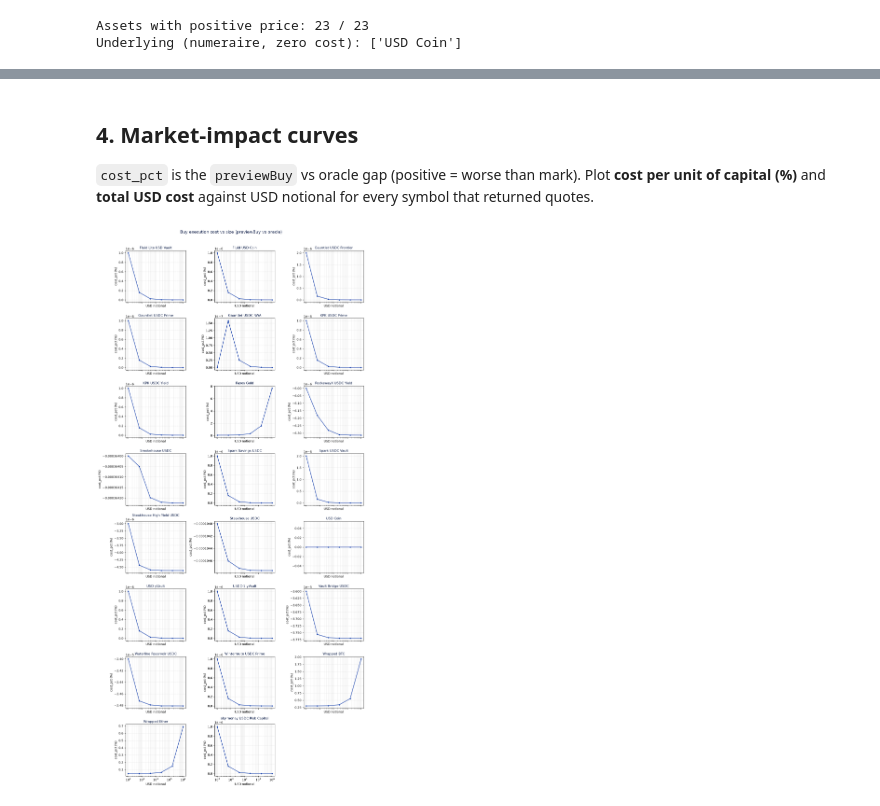
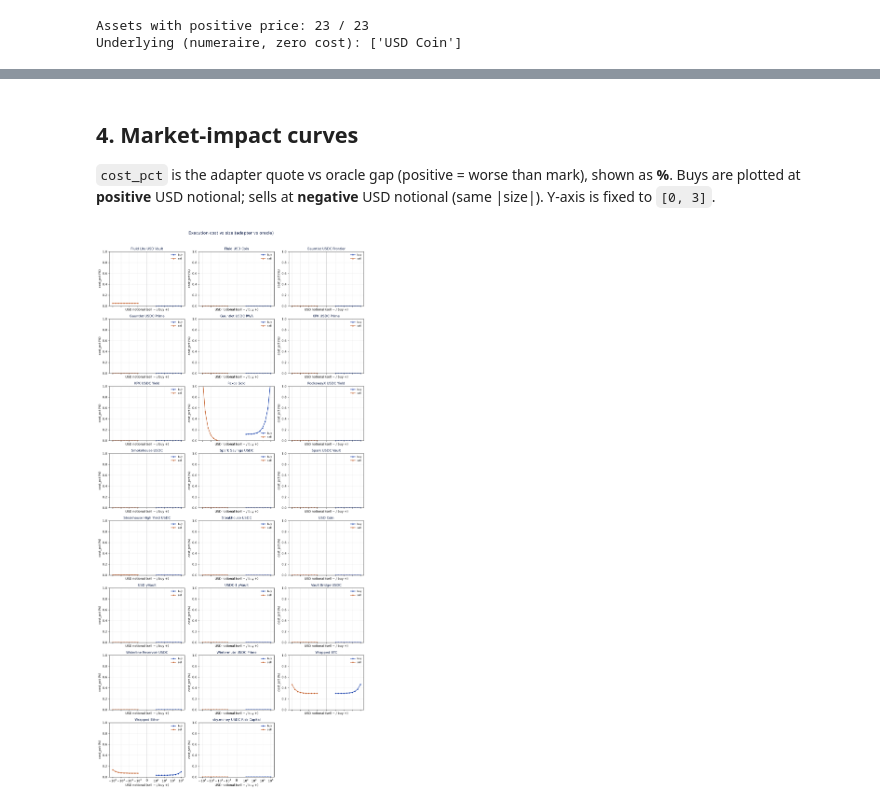
Before and after one commit to OrionFinanceAI/orion-finance-sdk-py, a Jupyter notebook: notebooks/execution_cost_research.ipynb, the cells around one changed output, grey strips where cells are left out. Cells and saved outputs as stored; diff of their text form; code cells hidden in the pictures.

Commit message:
feat: add sell-side execution cost via eth_call state overrides

```diff
--- a/notebooks/execution_cost_research.ipynb
+++ b/notebooks/execution_cost_research.ipynb
@@ -166,11 +170,13 @@ def quote_one(
     asset: str,
     usd: float,
     human: float,
+    side: str,
 ) -> dict:
-    cost = est.get_cost(asset, human, block=block)
+    cost = est.get_cost(asset, human, side=side, block=block)
     return {
         "symbol": symbol,
         "asset": asset,
+        "side": side,
         "usd_notional": usd,
         "human_size": human,
         "swap_size": cost.swap_size,
@@ -184,6 +190,8 @@ def quote_one(
     }
 
 
+SIDES = ("buy", "sell")
+
 jobs: list[tuple] = []
 for row in meta.itertuples(index=False):
     if not (isinstance(row.usd_per_token, float) and row.usd_per_token > 0):
@@ -192,15 +200,16 @@ for row in meta.itertuples(index=False):
         human = human_size_for_usd(float(usd), float(row.usd_per_token))
         if human <= 0 or not math.isfinite(human):
             continue
-        jobs.append((row.symbol, row.asset, float(usd), human))
+        for side in SIDES:
+            jobs.append((row.symbol, row.asset, float(usd), human, side))
 
-print(f"Quotes to run: {len(jobs)} (sequential previewBuy)")
+print(f"Quotes to run: {len(jobs)} (buy + sell, sequential)")
 
 rows: list[dict] = []
 errors: list[dict] = []
 
 for i, job in enumerate(jobs, start=1):
-    symbol, asset, usd, human = job
+    symbol, asset, usd, human, side = job
     try:
         rows.append(quote_one(*job))
     except Exception as exc:  # noqa: BLE001 — collect per-asset failures
@@ -208,6 +217,7 @@ for i, job in enumerate(jobs, start=1):
             {
                 "symbol": symbol,
                 "asset": asset,
+                "side": side,
                 "usd_notional": usd,
                 "error": f"{type(exc).__name__}: {exc}",
             }
@@ -219,7 +229,9 @@ curves = pd.DataFrame(rows)
 err_df = pd.DataFrame(errors)
 print(f"OK:     {len(curves)}")
 print(f"Failed: {len(err_df)}")
+if not curves.empty:
+    print(curves.groupby("side").size().rename("n_ok").to_string())
 if not err_df.empty:
-    display(err_df.groupby(["symbol"]).size().rename("n_fail").reset_index())
+    display(err_df.groupby(["side", "symbol"]).size().rename("n_fail").reset_index())
 curves.head()
 # %% [output]
@@ -241,44 +261,54 @@ Failed: 0
 # %% [markdown]
 ## 4. Market-impact curves
 
-`cost_pct` is the `previewBuy` vs oracle gap (positive = worse than mark). Plot **cost per unit of capital (%)** and **total USD cost** against USD notional for every symbol that returned quotes.
+`cost_pct` is the adapter quote vs oracle gap (positive = worse than mark), shown as **%**. Buys are plotted at **positive** USD notional; sells at **negative** USD notional (same |size|). Y-axis is fixed to `[0, 3]`.
 # %%
 if curves.empty:
     raise RuntimeError("No successful quotes — check MAINNET_RPC_URL / adapters / whitelist.")
 
 symbols = sorted(curves["symbol"].unique())
 n = len(symbols)
 ncols = 3 if n > 3 else max(n, 1)
 nrows = int(math.ceil(n / ncols))
+side_style = {"buy": BLUE, "sell": ORANGE}
+# Sell → negative USD notional; buy stays positive.
+signed = curves.assign(
+    usd_signed=lambda d: np.where(d["side"] == "sell", -d["usd_notional"], d["usd_notional"])
+)
 
 fig, axes = plt.subplots(nrows, ncols, figsize=(4.2 * ncols, 3.2 * nrows), sharex=True)
 axes_arr = np.atleast_1d(axes).ravel()
-
 for ax, symbol in zip(axes_arr, symbols, strict=False):
-    d = curves[curves["symbol"] == symbol].sort_values("usd_notional")
-    ax.plot(
-        d["usd_notional"],
-        d["cost_pct"] * 100.0,
-        marker="o",
-        markersize=3,
-        color=BLUE,
-    )
-    ax.set_xscale("log")
+    d_sym = signed[signed["symbol"] == symbol]
+    for side, color in side_style.items():
+        d = d_sym[d_sym["side"] == side].sort_values("usd_signed")
+        if d.empty:
+            continue
+        ax.plot(
+            d["usd_signed"],
+            d["cost_pct"] * 100.0,
+            marker="o",
+            markersize=3,
+            color=color,
+            label=side,
+        )
+    ax.axvline(0.0, color=MUTED, linewidth=0.8, alpha=0.6)
+    ax.set_xscale("symlog", linthresh=float(USD_NOTIONALS[0]))
+    ax.set_ylim(0, 1.0)
     ax.set_title(symbol, color=NAVY, fontsize=11)
-    ax.set_xlabel("USD notional")
+    ax.set_xlabel("USD notional (sell − / buy +)")
     ax.set_ylabel("cost_pct (%)")
     ax.grid(True, which="both", alpha=0.25)
-
+    ax.legend(fontsize=8, frameon=False)
 for ax in axes_arr[n:]:
     ax.set_visible(False)
-
 fig.suptitle(
-    "Buy execution cost vs size (previewBuy vs oracle)",
+    "Execution cost vs size (adapter vs oracle)",
     color=NAVY,
     fontsize=14,
     y=1.01,
 )
 fig.tight_layout()
 plt.show()
 # %% [output]
-[figure, old version]
+[figure, new version]
```
Also changed, not shown: parts of 6 cells of this notebook, 6 other files.
